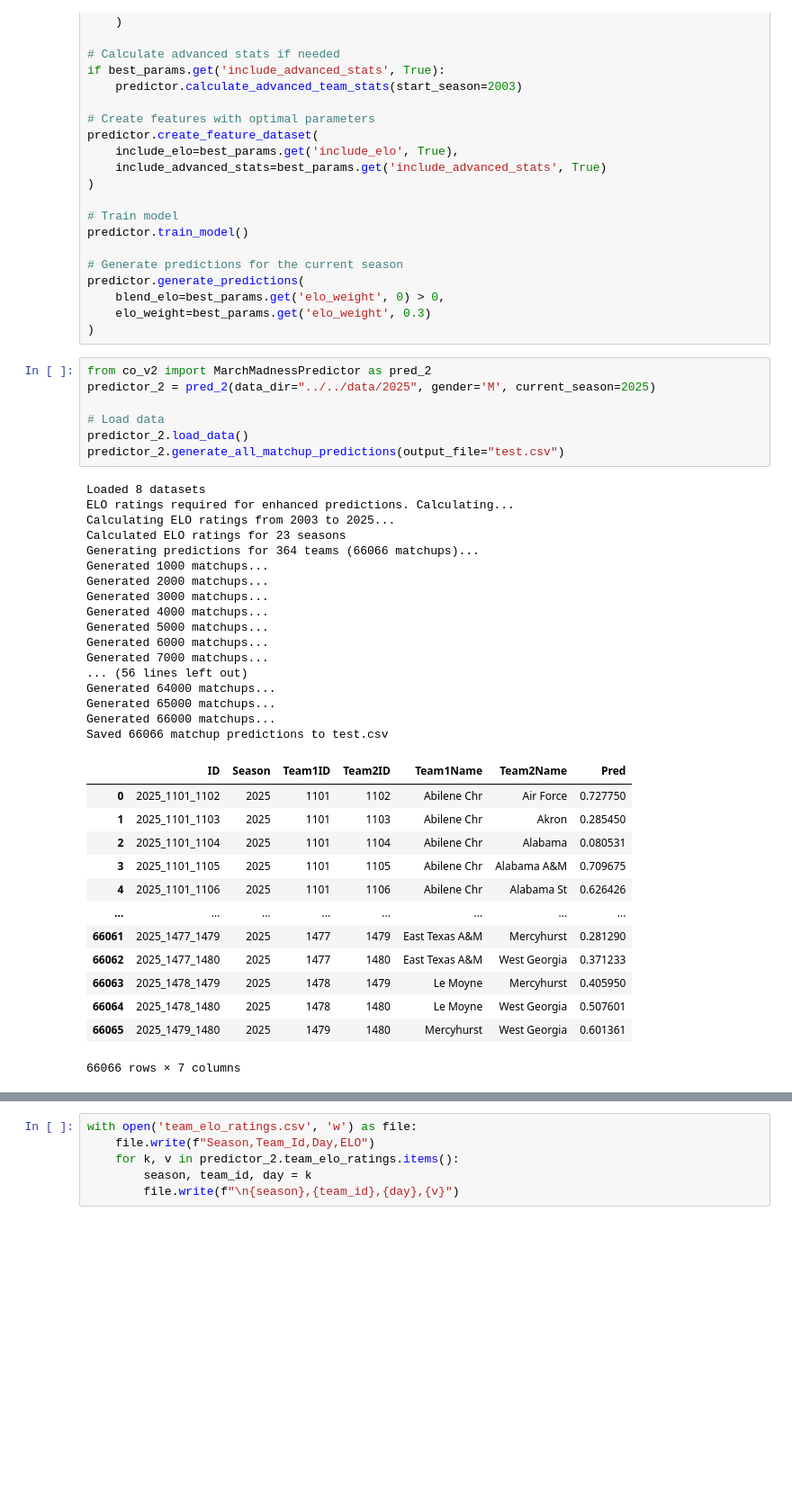
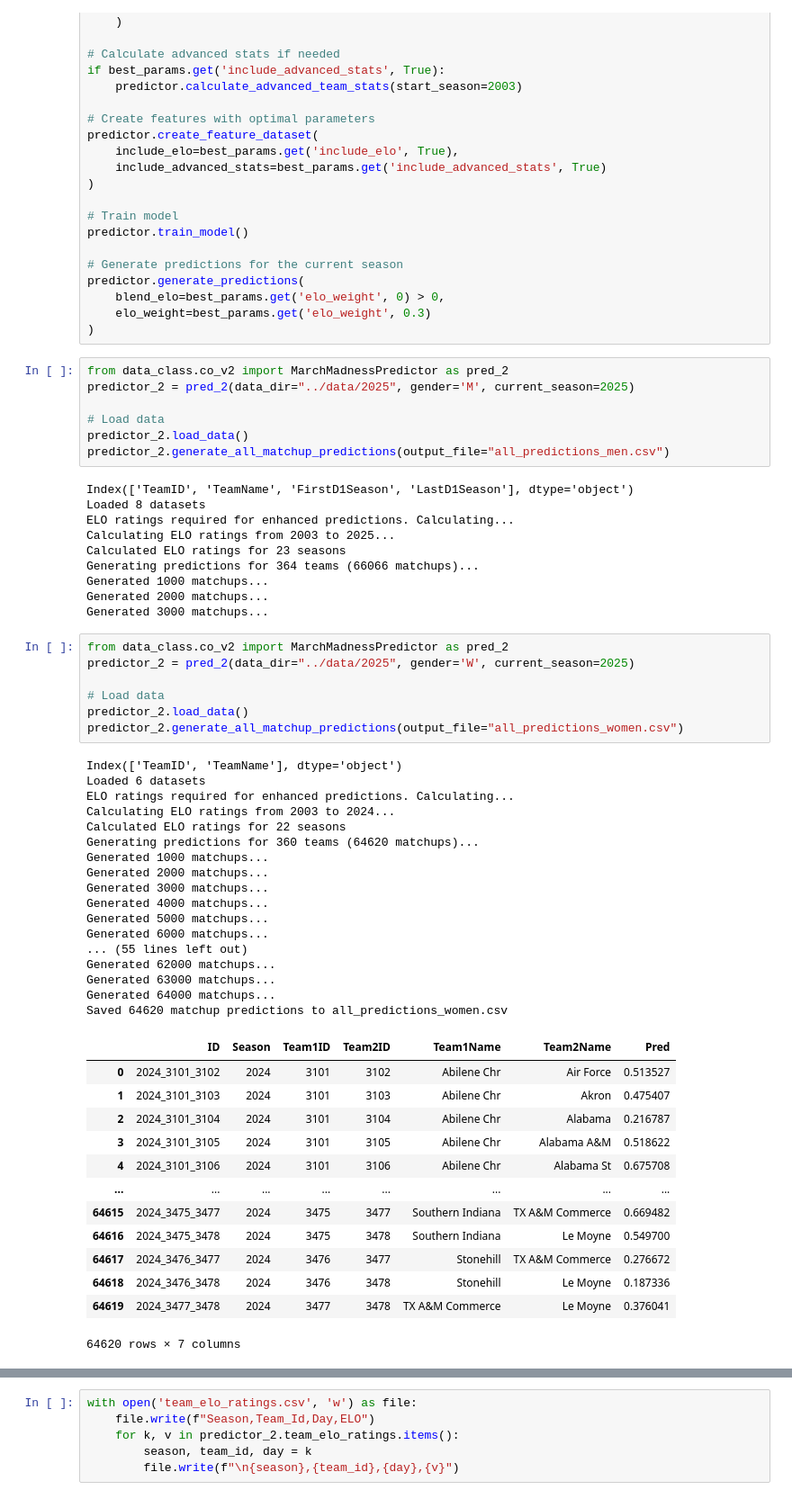
Before and after one commit to akhoch34/march_madness, a Jupyter notebook: src/testing.ipynb, the cells around one changed output, grey strips where cells are left out. Shown: that part at 90% size. Cells and saved outputs as stored; diff of their text form; blank space fills up the shorter version.

```diff
--- a/src/testing.ipynb
+++ b/src/testing.ipynb
@@ -999,13 +999,14 @@ predictor.generate_predictions(
     elo_weight=best_params.get('elo_weight', 0.3)
 )
 # %%
-from co_v2 import MarchMadnessPredictor as pred_2
-predictor_2 = pred_2(data_dir="../../data/2025", gender='M', current_season=2025)
+from data_class.co_v2 import MarchMadnessPredictor as pred_2
+predictor_2 = pred_2(data_dir="../data/2025", gender='M', current_season=2025)
 
 # Load data
 predictor_2.load_data()
-predictor_2.generate_all_matchup_predictions(output_file="test.csv")
+predictor_2.generate_all_matchup_predictions(output_file="all_predictions_men.csv")
 # %% [output]
+Index(['TeamID', 'TeamName', 'FirstD1Season', 'LastD1Season'], dtype='object')
 Loaded 8 datasets
 ELO ratings required for enhanced predictions. Calculating...
 Calculating ELO ratings from 2003 to 2025...
@@ -1014,25 +1015,41 @@ Generating predictions for 364 teams (66066 matchups)...
 Generated 1000 matchups...
 Generated 2000 matchups...
 Generated 3000 matchups...
-Generated 4000 matchups...
-Generated 5000 matchups...
-Generated 6000 matchups...
-Generated 7000 matchups...
-... (56 lines left out)
-Generated 64000 matchups...
-Generated 65000 matchups...
-Generated 66000 matchups...
-Saved 66066 matchup predictions to test.csv
-|  | ID | Season | Team1ID | Team2ID | Team1Name | Team2Name | Pred |
-| 0 | 2025_1101_1102 | 2025 | 1101 | 1102 | Abilene Chr | Air Force | 0.727750 |
-| 1 | 2025_1101_1103 | 2025 | 1101 | 1103 | Abilene Chr | Akron | 0.285450 |
-| 2 | 2025_1101_1104 | 2025 | 1101 | 1104 | Abilene Chr | Alabama | 0.080531 |
-| 3 | 2025_1101_1105 | 2025 | 1101 | 1105 | Abilene Chr | Alabama A&M | 0.709675 |
-| 4 | 2025_1101_1106 | 2025 | 1101 | 1106 | Abilene Chr | Alabama St | 0.626426 |
-| ... | ... | ... | ... | ... | ... | ... | ... |
-| 66061 | 2025_1477_1479 | 2025 | 1477 | 1479 | East Texas A&M | Mercyhurst | 0.281290 |
-| 66062 | 2025_1477_1480 | 2025 | 1477 | 1480 | East Texas A&M | West Georgia | 0.371233 |
-| 66063 | 2025_1478_1479 | 2025 | 1478 | 1479 | Le Moyne | Mercyhurst | 0.405950 |
-| 66064 | 2025_1478_1480 | 2025 | 1478 | 1480 | Le Moyne | West Georgia | 0.507601 |
-| 66065 | 2025_1479_1480 | 2025 | 1479 | 1480 | Mercyhurst | West Georgia | 0.601361 |
-66066 rows × 7 columns
+# %%
+from data_class.co_v2 import MarchMadnessPredictor as pred_2
+predictor_2 = pred_2(data_dir="../data/2025", gender='W', current_season=2025)
+
+# Load data
+predictor_2.load_data()
+predictor_2.generate_all_matchup_predictions(output_file="all_predictions_women.csv")
+# %% [output]
+Index(['TeamID', 'TeamName'], dtype='object')
+Loaded 6 datasets
+ELO ratings required for enhanced predictions. Calculating...
+Calculating ELO ratings from 2003 to 2024...
+Calculated ELO ratings for 22 seasons
+Generating predictions for 360 teams (64620 matchups)...
+Generated 1000 matchups...
+Generated 2000 matchups...
+Generated 3000 matchups...
+Generated 4000 matchups...
+Generated 5000 matchups...
+Generated 6000 matchups...
+... (55 lines left out)
+Generated 62000 matchups...
+Generated 63000 matchups...
+Generated 64000 matchups...
+Saved 64620 matchup predictions to all_predictions_women.csv
+|  | ID | Season | Team1ID | Team2ID | Team1Name | Team2Name | Pred |
+| 0 | 2024_3101_3102 | 2024 | 3101 | 3102 | Abilene Chr | Air Force | 0.513527 |
+| 1 | 2024_3101_3103 | 2024 | 3101 | 3103 | Abilene Chr | Akron | 0.475407 |
+| 2 | 2024_3101_3104 | 2024 | 3101 | 3104 | Abilene Chr | Alabama | 0.216787 |
+| 3 | 2024_3101_3105 | 2024 | 3101 | 3105 | Abilene Chr | Alabama A&M | 0.518622 |
+| 4 | 2024_3101_3106 | 2024 | 3101 | 3106 | Abilene Chr | Alabama St | 0.675708 |
+| ... | ... | ... | ... | ... | ... | ... | ... |
+| 64615 | 2024_3475_3477 | 2024 | 3475 | 3477 | Southern Indiana | TX A&M Commerce | 0.669482 |
+| 64616 | 2024_3475_3478 | 2024 | 3475 | 3478 | Southern Indiana | Le Moyne | 0.549700 |
+| 64617 | 2024_3476_3477 | 2024 | 3476 | 3477 | Stonehill | TX A&M Commerce | 0.276672 |
+| 64618 | 2024_3476_3478 | 2024 | 3476 | 3478 | Stonehill | Le Moyne | 0.187336 |
+| 64619 | 2024_3477_3478 | 2024 | 3477 | 3478 | TX A&M Commerce | Le Moyne | 0.376041 |
+64620 rows × 7 columns
```
Also changed, not shown: parts of 1 cell of this notebook, 6 other files.
